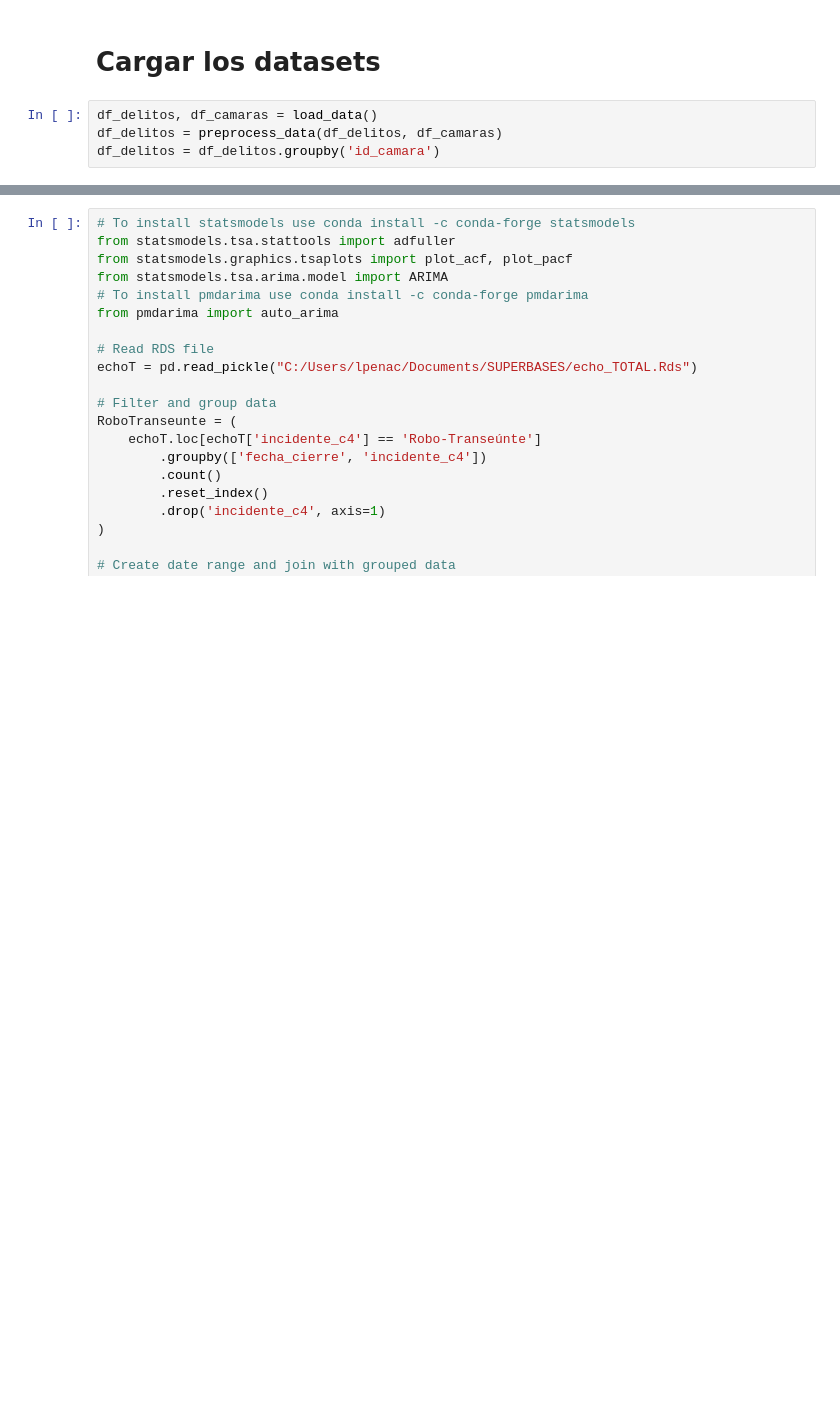
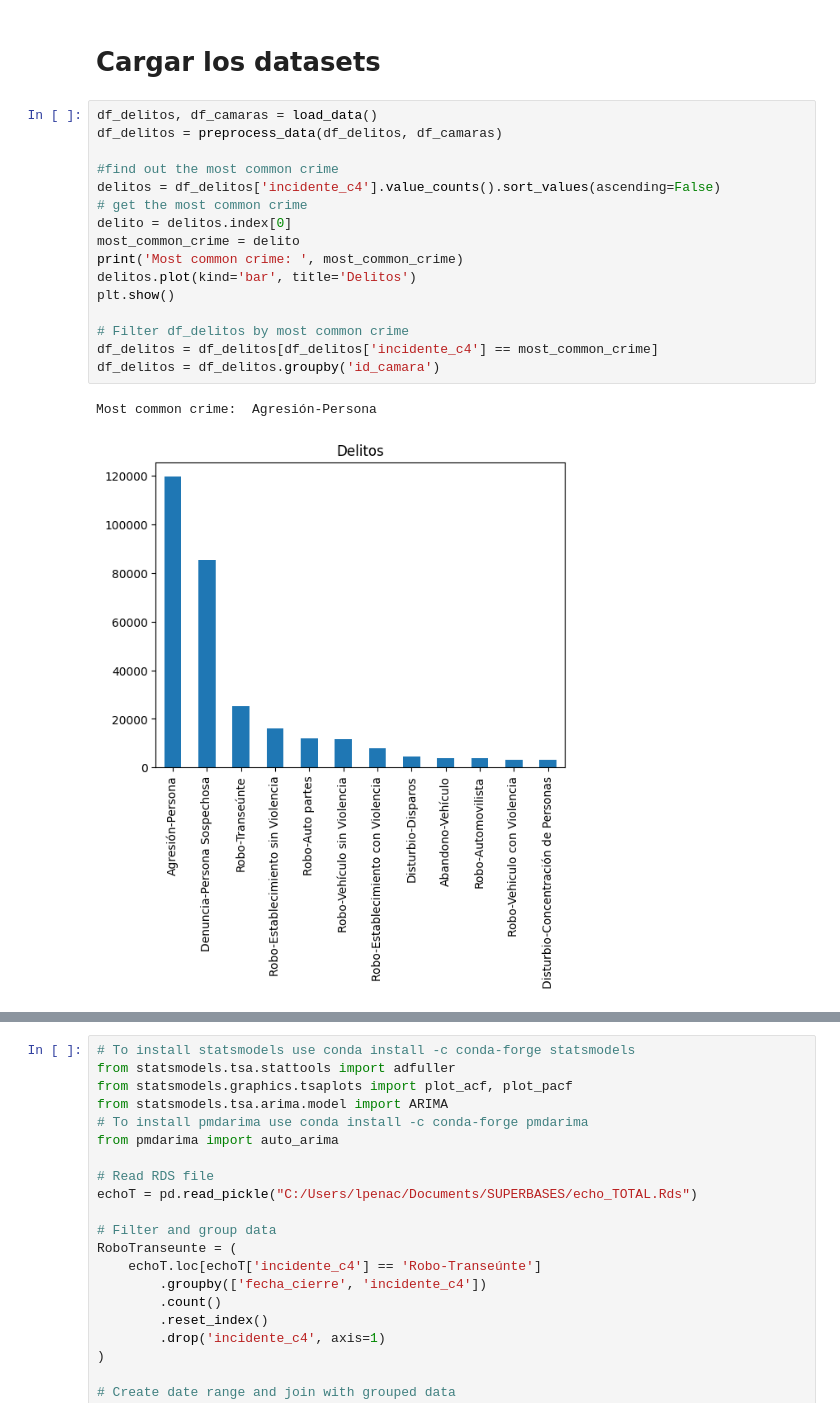
Before and after one commit to M1ndBlast/c5, a Jupyter notebook: arima.ipynb, the cells around one changed output, grey strips where cells are left out. Saved outputs shown, nothing was run; the diff lists cells and outputs as text; blank space fills up the shorter version.

```diff
--- a/arima.ipynb
+++ b/arima.ipynb
@@ -6,6 +9,21 @@ import matplotlib.pyplot as plt
 # %% [markdown]
 # Cargar los datasets
-# %%
-df_delitos, df_camaras = load_data()
-df_delitos = preprocess_data(df_delitos, df_camaras)
-df_delitos = df_delitos.groupby('id_camara')
+# %%
+df_delitos, df_camaras = load_data()
+df_delitos = preprocess_data(df_delitos, df_camaras)
+
+#find out the most common crime
+delitos = df_delitos['incidente_c4'].value_counts().sort_values(ascending=False)
+# get the most common crime
+delito = delitos.index[0]
+most_common_crime = delito
+print('Most common crime: ', most_common_crime)
+delitos.plot(kind='bar', title='Delitos')
+plt.show()
+
+# Filter df_delitos by most common crime
+df_delitos = df_delitos[df_delitos['incidente_c4'] == most_common_crime]
+df_delitos = df_delitos.groupby('id_camara')
+# %% [output]
+Most common crime:  Agresión-Persona
+[figure, added]
```
Also changed, not shown: parts of 14 cells of this notebook.
